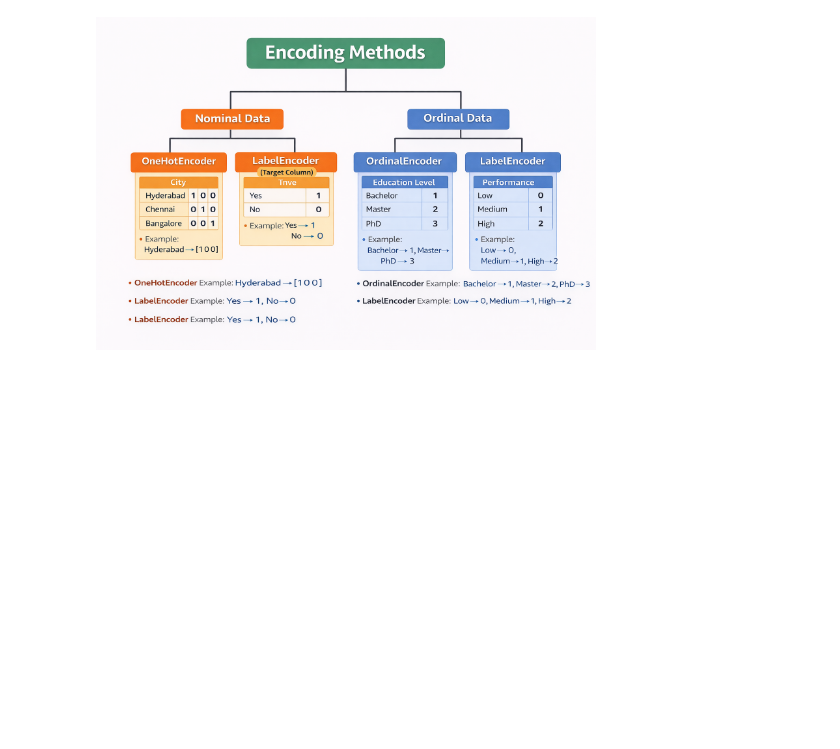
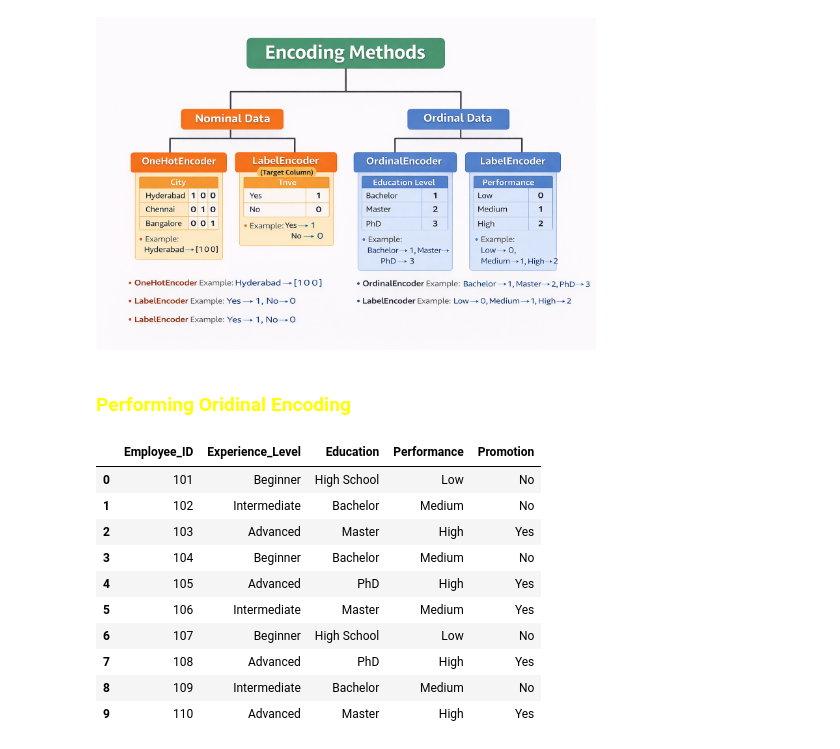
Before and after one commit to YashwanthChowdary19/Machine_Learning, a Jupyter notebook: Encoding in preprocessing/encoding_in_ML.ipynb, the cells around one changed output. Saved outputs shown, nothing was run; the diff lists cells and outputs as text; code cells hidden in the pictures; blank space fills up the shorter version.

Commit message:
practical part of encoding

```diff
--- a/Encoding in preprocessing/encoding_in_ML.ipynb
+++ b/Encoding in preprocessing/encoding_in_ML.ipynb
@@ -100,3 +100,5 @@ from IPython.display import Image, display
 display(Image("encoding methods for categorical data.png", width=500, height=300))
 # %% [output]
 [figure]
+# %% [markdown]
+### <b style="color:yellow">Performing Oridinal Encoding
@@ -102,0 +107,16 @@ display(Image("encoding methods for categorical data.png", width=500, height=300
+# %%
+dataset = pd.read_csv("Employee_Skill_Dataset.csv")
+# %%
+dataset.head(10)
+# %% [output]
+|  | Employee_ID | Experience_Level | Education | Performance | Promotion |
+| 0 | 101 | Beginner | High School | Low | No |
+| 1 | 102 | Intermediate | Bachelor | Medium | No |
+| 2 | 103 | Advanced | Master | High | Yes |
+| 3 | 104 | Beginner | Bachelor | Medium | No |
+| 4 | 105 | Advanced | PhD | High | Yes |
+| 5 | 106 | Intermediate | Master | Medium | Yes |
+| 6 | 107 | Beginner | High School | Low | No |
+| 7 | 108 | Advanced | PhD | High | Yes |
+| 8 | 109 | Intermediate | Bachelor | Medium | No |
+| 9 | 110 | Advanced | Master | High | Yes |
```
Also changed, not shown: parts of 10 cells of this notebook.
